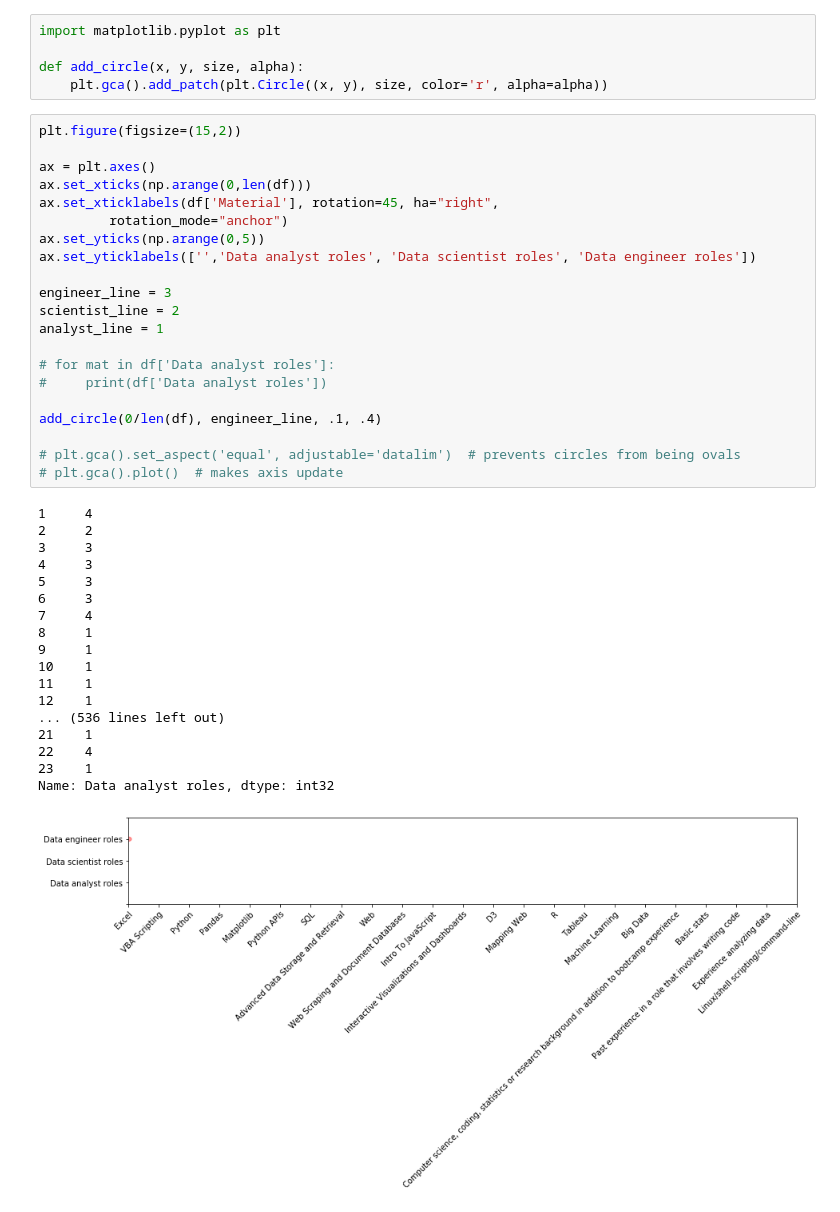
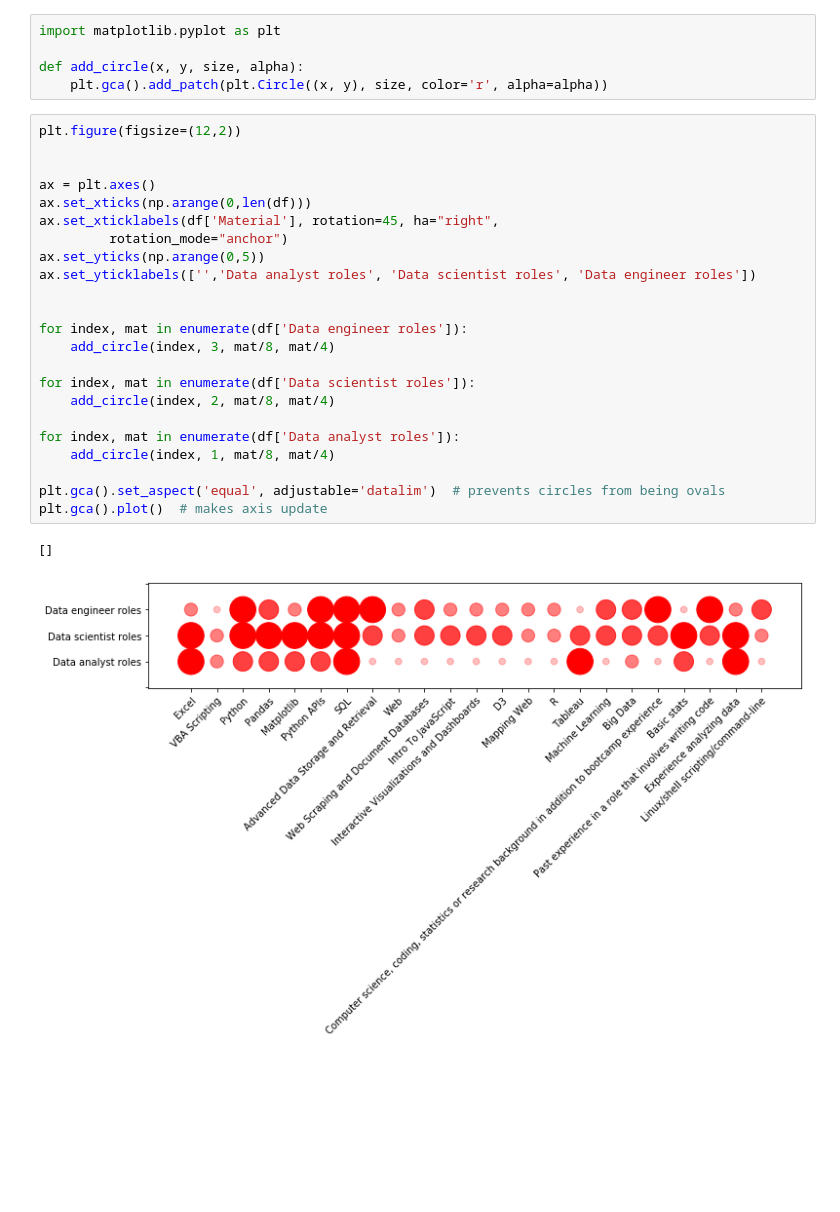
Before and after one commit to ilyaaltshteyn/pretend_project, a Jupyter notebook: class-topics-viz/vizzy.ipynb, the cells around one changed output. Drawn from its saved outputs; the diff is of its cells as text; blank space fills up the shorter version.

Commit message:
visual built

```diff
--- a/class-topics-viz/vizzy.ipynb
+++ b/class-topics-viz/vizzy.ipynb
@@ -35,45 +35,31 @@ import matplotlib.pyplot as plt
 def add_circle(x, y, size, alpha):
     plt.gca().add_patch(plt.Circle((x, y), size, color='r', alpha=alpha))
 # %%
-plt.figure(figsize=(15,2))
+plt.figure(figsize=(12,2))
+
 
 ax = plt.axes()
 ax.set_xticks(np.arange(0,len(df)))
 ax.set_xticklabels(df['Material'], rotation=45, ha="right",
          rotation_mode="anchor")
 ax.set_yticks(np.arange(0,5))
 ax.set_yticklabels(['','Data analyst roles', 'Data scientist roles', 'Data engineer roles'])
 
-engineer_line = 3
-scientist_line = 2
-analyst_line = 1
 
-# for mat in df['Data analyst roles']:
-#     print(df['Data analyst roles'])
+for index, mat in enumerate(df['Data engineer roles']):
+    add_circle(index, 3, mat/8, mat/4)
 
-add_circle(0/len(df), engineer_line, .1, .4)
+for index, mat in enumerate(df['Data scientist roles']):
+    add_circle(index, 2, mat/8, mat/4)
 
-# plt.gca().set_aspect('equal', adjustable='datalim')  # prevents circles from being ovals
-# plt.gca().plot()  # makes axis update
+for index, mat in enumerate(df['Data analyst roles']):
+    add_circle(index, 1, mat/8, mat/4)
+
+plt.gca().set_aspect('equal', adjustable='datalim')  # prevents circles from being ovals
+plt.gca().plot()  # makes axis update
 # %% [output]
-1     4
-2     2
-3     3
-4     3
-5     3
-6     3
-7     4
-8     1
-9     1
-10    1
-11    1
-12    1
-... (536 lines left out)
-21    1
-22    4
-23    1
-Name: Data analyst roles, dtype: int32
+[]
-[figure, old version]
+[figure, new version]
 # %%
 plt.figure(figsize=(10,2))
 
```
Also changed, not shown: parts of 1 cell of this notebook.
